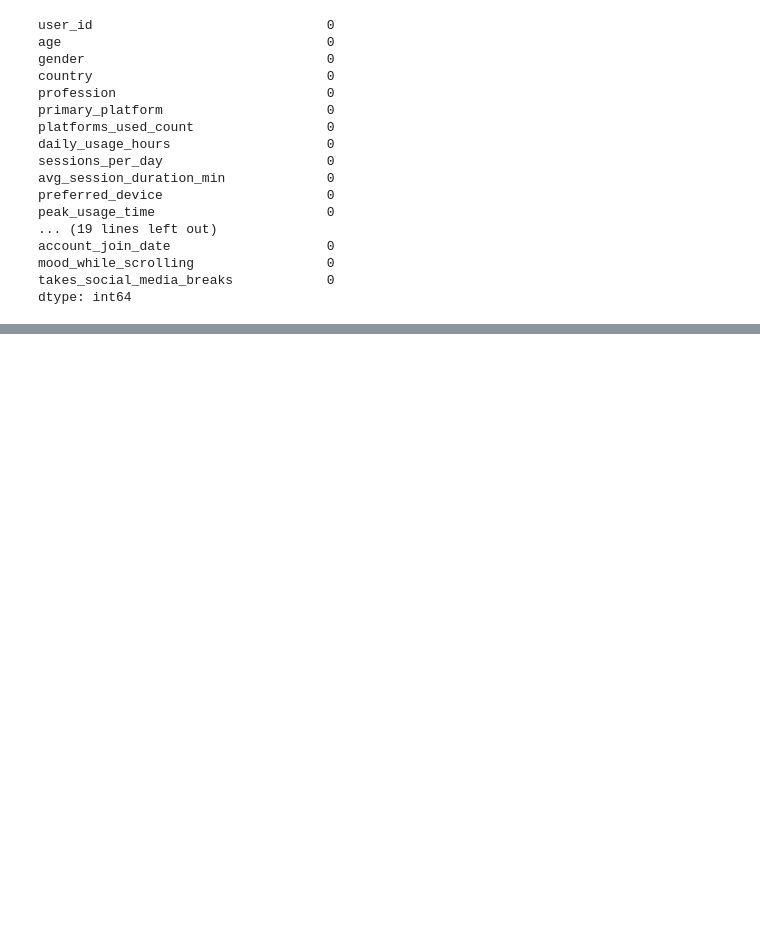
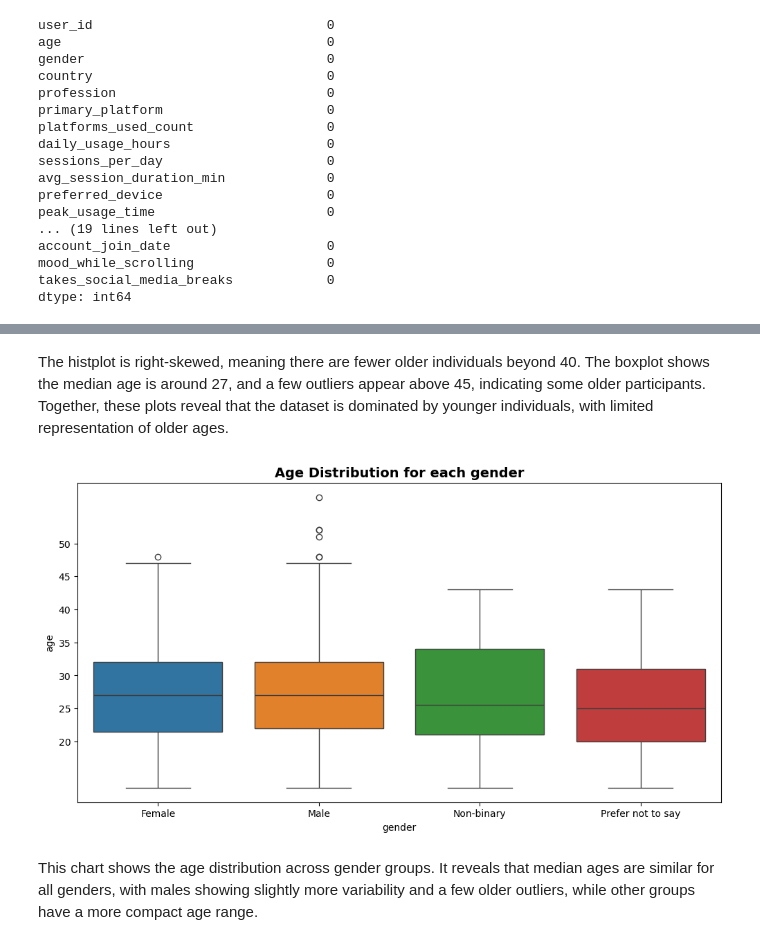
Before and after one commit to HavocXgrg/DAproject-Codes, a Jupyter notebook: analysis/social_media_user_behavior_analysis.ipynb, the cells around one changed output, grey strips where cells are left out. Cells and saved outputs as stored; diff of their text form; code cells hidden in the pictures; blank space fills up the shorter version.

```diff
--- a/analysis/social_media_user_behavior_analysis.ipynb
+++ b/analysis/social_media_user_behavior_analysis.ipynb
@@ -77,0 +146,15 @@ dtype: int64
+# %% [markdown]
+The histplot is right‑skewed, meaning there are fewer older individuals beyond 40.
+The boxplot shows the median age is around 27, and a few outliers appear above 45, indicating some older participants.
+Together, these plots reveal that the dataset is dominated by younger individuals, with limited representation of older ages.
+# %%
+plt.figure(figsize=(12, 6))
+sns.boxplot(x='gender', y='age', data=df, hue='gender')
+plt.title("Age Distribution for each gender", fontsize=14, fontweight='bold')
+plt.yticks([20, 25, 30, 35, 40, 45, 50])
+plt.show()
+# %% [output]
+[figure, added]
+# %% [markdown]
+This chart shows the age distribution across gender groups.
+It reveals that median ages are similar for all genders, with males showing slightly more variability and a few older outliers, while other groups have a more compact age range.
```
Also changed, not shown: parts of 49 cells of this notebook.
